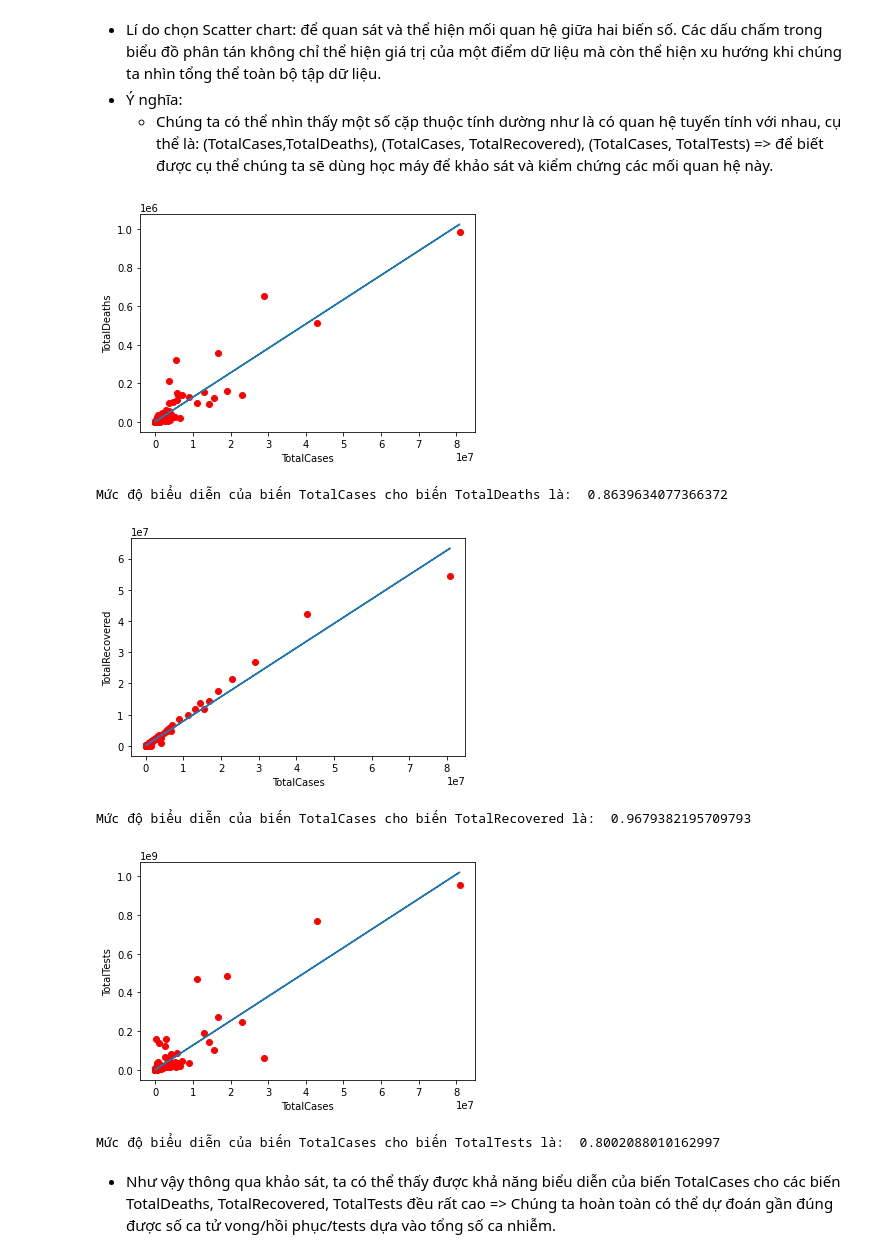
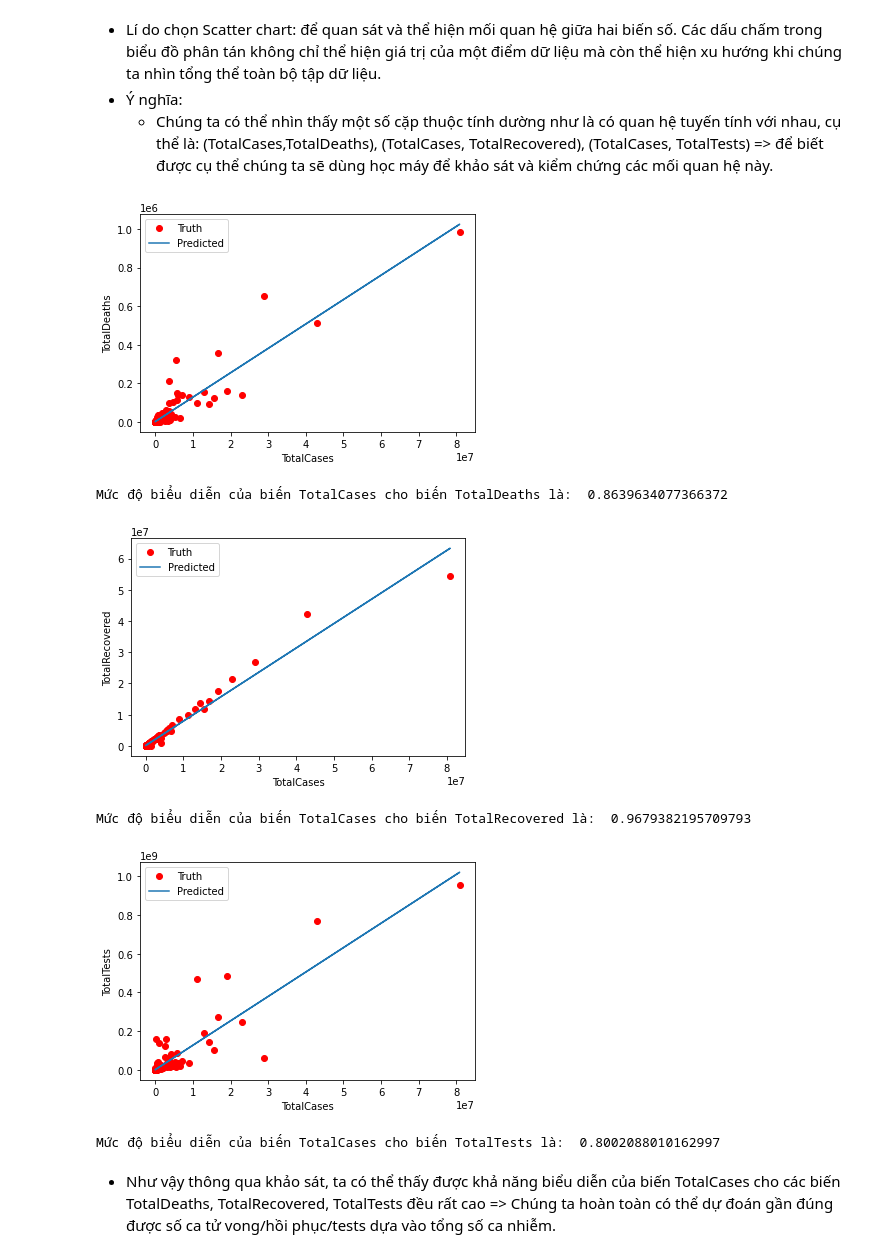
Before and after one commit to trinhhinh729/Lab1---DataVisualization, a Jupyter notebook: Analysis&Visualization.ipynb, the cells around one changed output. Cells and saved outputs as stored; diff of their text form; code cells hidden in the pictures.

```diff
--- a/Analysis&Visualization.ipynb
+++ b/Analysis&Visualization.ipynb
@@ -72,23 +72,24 @@ sns.pairplot(df[col]);
 # %%
 def LRV(x,y):
     query = y + " ~ " + x
     results = smf.ols(query, data=df).fit()
-    plt.plot(df[x],df[y],'ro')
-    plt.plot(df[x],results.predict(df[x]))
+    plt.plot(df[x],df[y],'ro',label='Truth')
+    plt.plot(df[x],results.predict(df[x]),label='Predicted')
     plt.xlabel(x)
     plt.ylabel(y)
+    plt.legend()
     plt.show()
     print(f"Mức độ biểu diễn của biến {x} cho biến {y} là: ",results.rsquared)
 
 LRV("TotalCases","TotalDeaths")
 LRV("TotalCases","TotalRecovered")
 LRV("TotalCases","TotalTests")
 # %% [output]
-[figure, old version]
+[figure, new version]
 Mức độ biểu diễn của biến TotalCases cho biến TotalDeaths là:  0.8639634077366372
-[figure, old version]
+[figure, new version]
 Mức độ biểu diễn của biến TotalCases cho biến TotalRecovered là:  0.9679382195709793
-[figure, old version]
+[figure, new version]
 Mức độ biểu diễn của biến TotalCases cho biến TotalTests là:  0.8002088010162997
 # %% [markdown]
 - Như vậy thông qua khảo sát, ta có thể thấy được khả năng biểu diễn của biến TotalCases cho các biến TotalDeaths, TotalRecovered, TotalTests đều rất cao => Chúng ta hoàn toàn có thể dự đoán gần đúng được số ca tử vong/hồi phục/tests dựa vào tổng số ca nhiễm.
```
